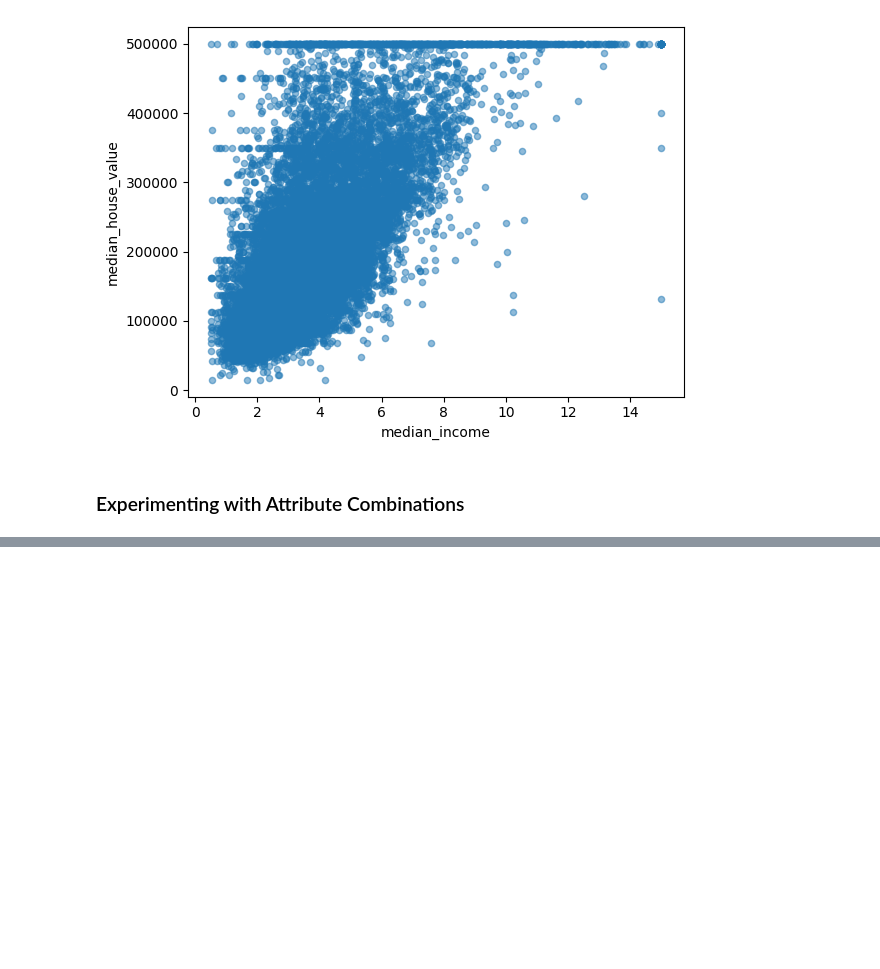
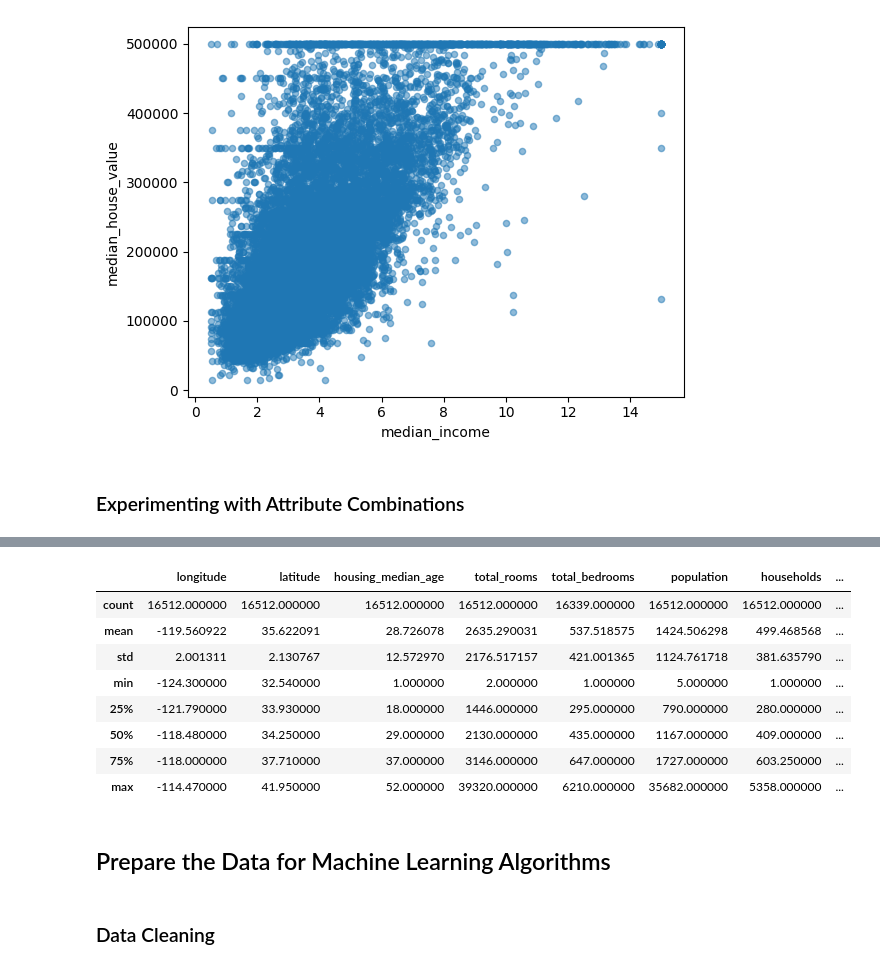
Before and after one commit to HyanLucas/California_Housing, a Jupyter notebook: notebooks/data_analysis_california_housing.ipynb, the cells around one changed output, grey strips where cells are left out. Drawn from its saved outputs; the diff is of its cells as text; code cells hidden in the pictures; blank space fills up the shorter version.

Commit message:
Starting 'Prepara the Data for Machine Learning Algorithms'

```diff
--- a/notebooks/data_analysis_california_housing.ipynb
+++ b/notebooks/data_analysis_california_housing.ipynb
@@ -287,3 +290,7 @@ housing.plot(kind='scatter', x='median_income', y='median_house_value', alpha=0.
 [figure]
 # %% [markdown]
 ### Experimenting with Attribute Combinations
+# %%
+housing['rooms_per_household'] = housing['total_rooms'] / housing['households']
+housing['bedrooms_per_room'] = housing['total_bedrooms'] / housing['total_rooms']
+housing['population_per_household'] = housing['population'] / housing['households']
@@ -289,0 +314,14 @@ housing.plot(kind='scatter', x='median_income', y='median_house_value', alpha=0.
+# %%
+housing.describe()
+# %% [output]
+|  | longitude | latitude | housing_median_age | total_rooms | total_bedrooms | population | households | ... |
+| count | 16512.000000 | 16512.000000 | 16512.000000 | 16512.000000 | 16339.000000 | 16512.000000 | 16512.000000 | ... |
+| mean | -119.560922 | 35.622091 | 28.726078 | 2635.290031 | 537.518575 | 1424.506298 | 499.468568 | ... |
+| std | 2.001311 | 2.130767 | 12.572970 | 2176.517157 | 421.001365 | 1124.761718 | 381.635790 | ... |
+| min | -124.300000 | 32.540000 | 1.000000 | 2.000000 | 1.000000 | 5.000000 | 1.000000 | ... |
+| 25% | -121.790000 | 33.930000 | 18.000000 | 1446.000000 | 295.000000 | 790.000000 | 280.000000 | ... |
+| 50% | -118.480000 | 34.250000 | 29.000000 | 2130.000000 | 435.000000 | 1167.000000 | 409.000000 | ... |
+| 75% | -118.000000 | 37.710000 | 37.000000 | 3146.000000 | 647.000000 | 1727.000000 | 603.250000 | ... |
+| max | -114.470000 | 41.950000 | 52.000000 | 39320.000000 | 6210.000000 | 35682.000000 | 5358.000000 | ... |
+# %% [markdown]
+## Prepare the Data for Machine Learning Algorithms
@@ -289,0 +331,2 @@ housing.plot(kind='scatter', x='median_income', y='median_house_value', alpha=0.
+# %% [markdown]
+### Data Cleaning
```
Also changed, not shown: parts of 13 cells of this notebook.
